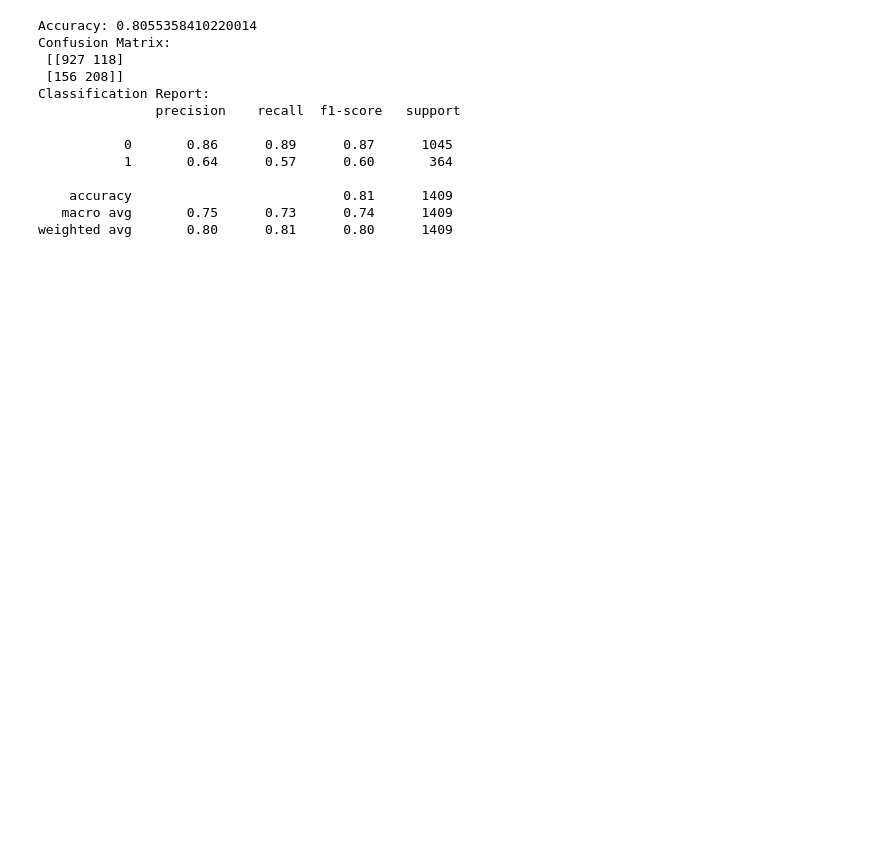
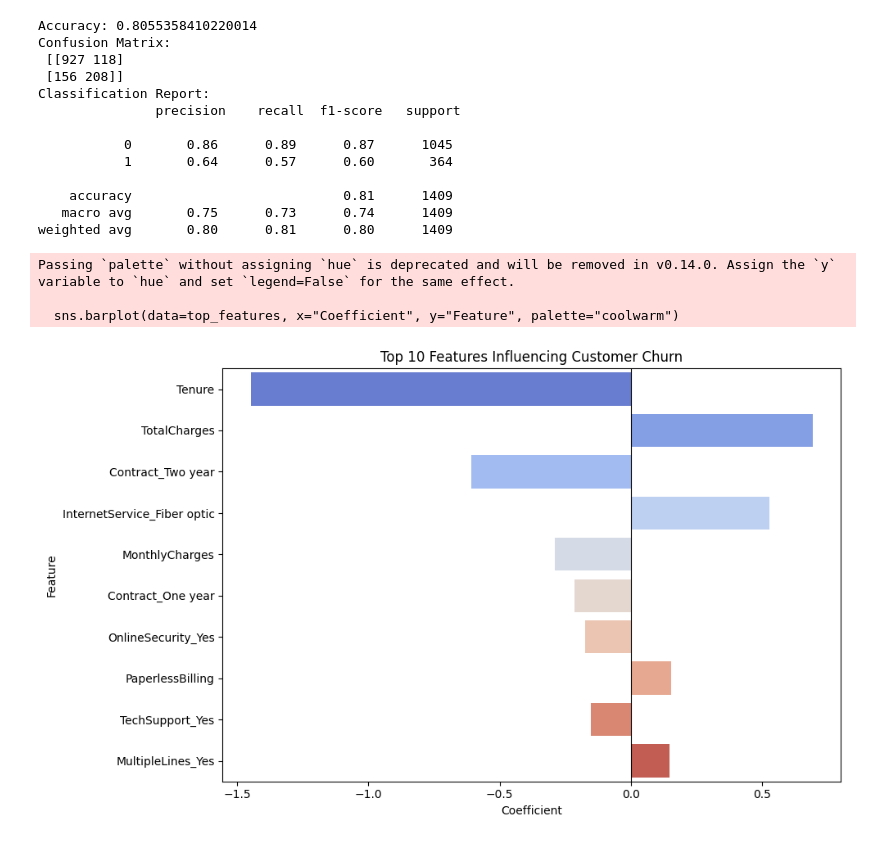
Before and after one commit to boraorhan/customer-churn-prediction, a Jupyter notebook: churn_modelling.ipynb, the cells around one changed output. Cells and saved outputs as stored; diff of their text form; code cells hidden in the pictures; blank space fills up the shorter version.

```diff
--- a/churn_modelling.ipynb
+++ b/churn_modelling.ipynb
@@ -23,7 +23,7 @@ df.drop("CustomerID", axis=1, inplace=True)
 df["TotalCharges"]=pd.to_numeric(df["TotalCharges"], errors="coerce")
 
 # 3. Handle missing values in 'TotalCharges' with the column's median value
-df["TotalCharges"].fillna(df["TotalCharges"].median(), inplace=True)
+df["TotalCharges"] = df["TotalCharges"].fillna(df["TotalCharges"].median())
 
 # 4. Convert the targer variable 'Churn' from 'Yes/No' to binary 1/0
 df["Churn"]= df["Churn"].map({"Yes":1,"No":0})
@@ -92,3 +86,26 @@ Classification Report:
     accuracy                           0.81      1409
    macro avg       0.75      0.73      0.74      1409
 weighted avg       0.80      0.81      0.80      1409
+# %%
+# Step 1: Get feature names and model coefficients
+feature_importance = pd.DataFrame({
+    "Feature": X.columns,
+    "Coefficient": model.coef_[0]
+})
+
+# Step 2: Sort features by absolute coefficient value
+feature_importance["abs_coef"] = feature_importance["Coefficient"].abs()
+top_features = feature_importance.sort_values(by="abs_coef", ascending=False).head(10)
+
+# Step 3: Feature Importance Plot
+plt.figure(figsize=(10, 6))
+sns.barplot(data=top_features, x="Coefficient", y="Feature", palette="coolwarm")
+plt.title("Top 10 Features Influencing Customer Churn")
+plt.axvline(0, color='black', linewidth=0.8)
+plt.tight_layout()
+plt.show()
+# %% [output]
+Passing `palette` without assigning `hue` is deprecated and will be removed in v0.14.0. Assign the `y` variable to `hue` and set `legend=False` for the same effect.
+
+  sns.barplot(data=top_features, x="Coefficient", y="Feature", palette="coolwarm")
+[figure, added]
```
Also changed, not shown: parts of 1 cell of this notebook.
